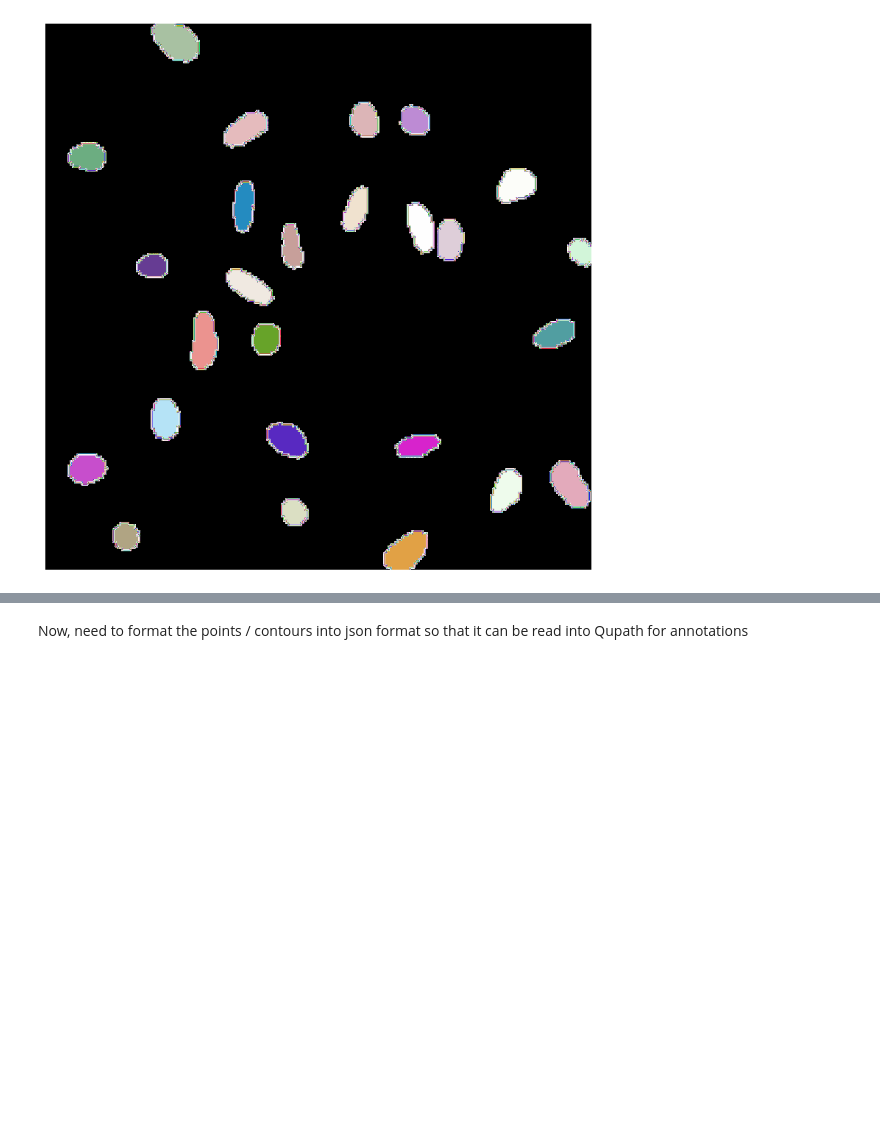
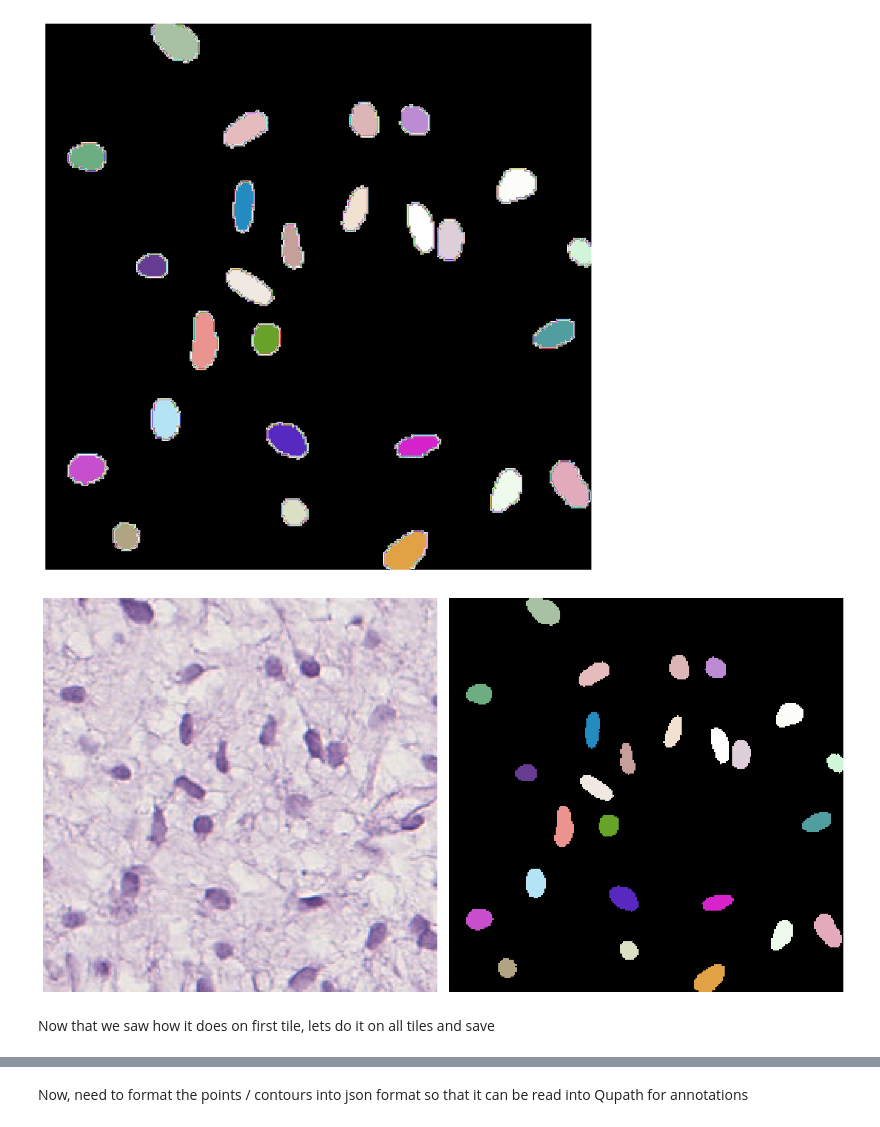
Before and after one commit to donniekramer8/Nuclei-seg-collection, a Jupyter notebook: stardist/StarDist_segment_tiles.ipynb, the cells around one changed output, grey strips where cells are left out. Cells and saved outputs as stored; diff of their text form; code cells hidden in the pictures; blank space fills up the shorter version.

```diff
--- a/stardist/StarDist_segment_tiles.ipynb
+++ b/stardist/StarDist_segment_tiles.ipynb
@@ -189,3 +217,27 @@ labels, polys = model.predict_instances(tile_im, normalizer=normalizer)
 show_tile(labels, cmap = cmap)
 # %% [output]
 [figure]
+# %%
+def show_tile_segmented(tile, segmented, **kwargs):
+    """Plot large image at different resolutions."""
+    fig, ax = plt.subplots(1, 2, figsize=(16, 8))
+
+    # Plot the original image on the left
+    ax[0].imshow(tile, **kwargs)
+
+    # Plot the cropped image on the right
+    ax[1].imshow(segmented, **kwargs)
+
+    ax[0].axis('off')
+    ax[1].axis('off')
+
+    plt.tight_layout()
+    plt.show()
+# %%
+
+labels, polys = model.predict_instances(tile_im, normalizer=normalizer)
+show_tile_segmented(tile_im, labels, cmap = cmap)
+# %% [output]
+[figure, added]
+# %% [markdown]
+Now that we saw how it does on first tile, lets do it on all tiles and save
```
Also changed, not shown: parts of 20 cells of this notebook, 1 other file.
